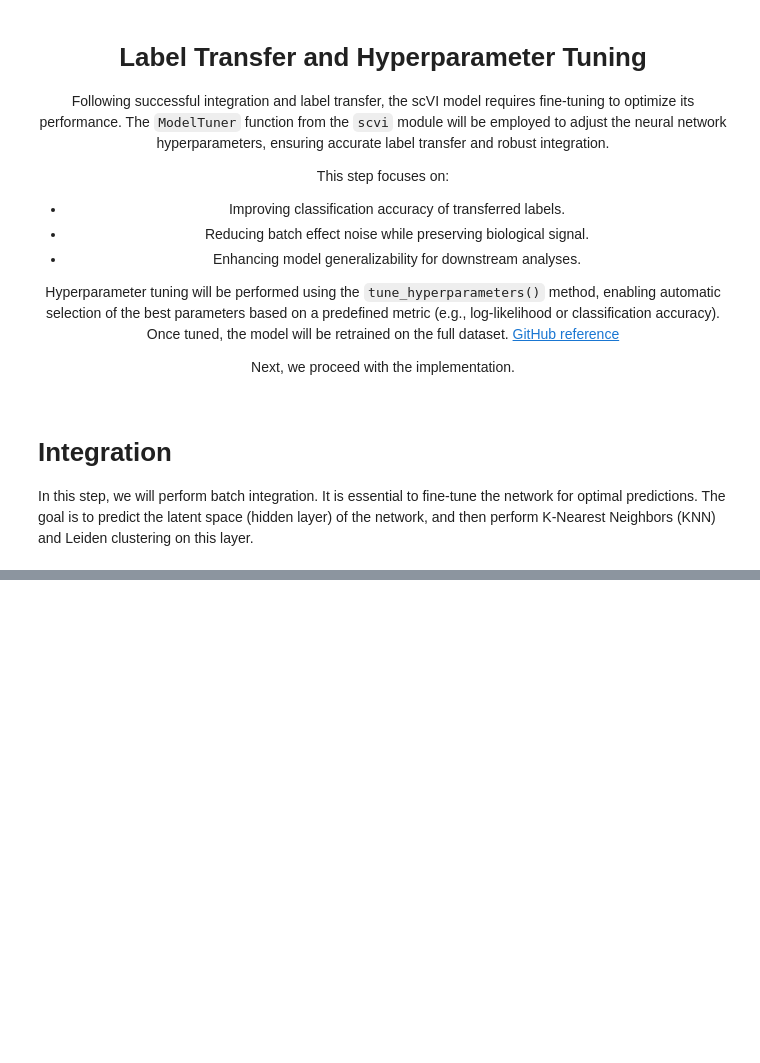
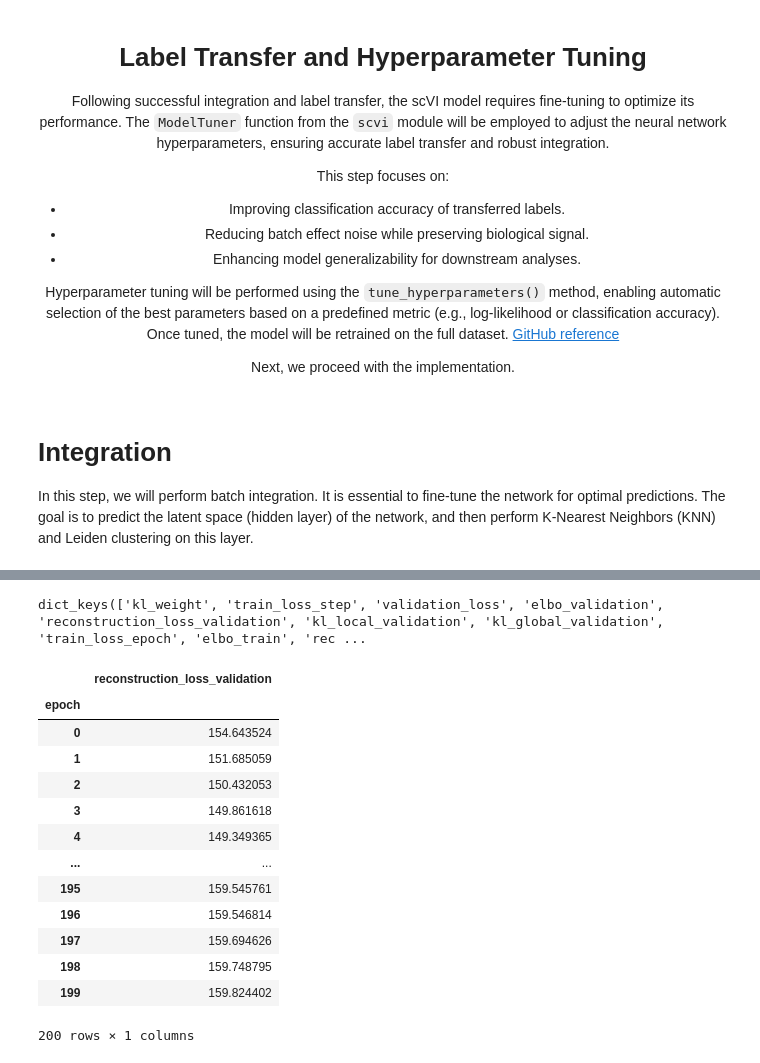
Before and after one commit to gkanfer/SpatialOmicsToolkit, a Jupyter notebook: notebooks/integrations_annotation/Breast_Cancer_scVI_LabelTransfer_part2.ipynb, the cells around one changed output, grey strips where cells are left out. Saved outputs shown, nothing was run; the diff lists cells and outputs as text; code cells hidden in the pictures; blank space fills up the shorter version.

```diff
--- a/notebooks/integrations_annotation/Breast_Cancer_scVI_LabelTransfer_part2.ipynb
+++ b/notebooks/integrations_annotation/Breast_Cancer_scVI_LabelTransfer_part2.ipynb
@@ -89,0 +147,4 @@ print(f'{results.results[best_i]}')
+# %%
+model.history.keys()
+# %% [output]
+dict_keys(['kl_weight', 'train_loss_step', 'validation_loss', 'elbo_validation', 'reconstruction_loss_validation', 'kl_local_validation', 'kl_global_validation', 'train_loss_epoch', 'elbo_train', 'rec ...
@@ -89,0 +153,17 @@ print(f'{results.results[best_i]}')
+# %%
+model.history['reconstruction_loss_validation']
+# %% [output]
+|  | reconstruction_loss_validation |
+| epoch |  |
+| 0 | 154.643524 |
+| 1 | 151.685059 |
+| 2 | 150.432053 |
+| 3 | 149.861618 |
+| 4 | 149.349365 |
+| ... | ... |
+| 195 | 159.545761 |
+| 196 | 159.546814 |
+| 197 | 159.694626 |
+| 198 | 159.748795 |
+| 199 | 159.824402 |
+200 rows × 1 columns
```
Also changed, not shown: parts of 23 cells of this notebook, 9 other files.
